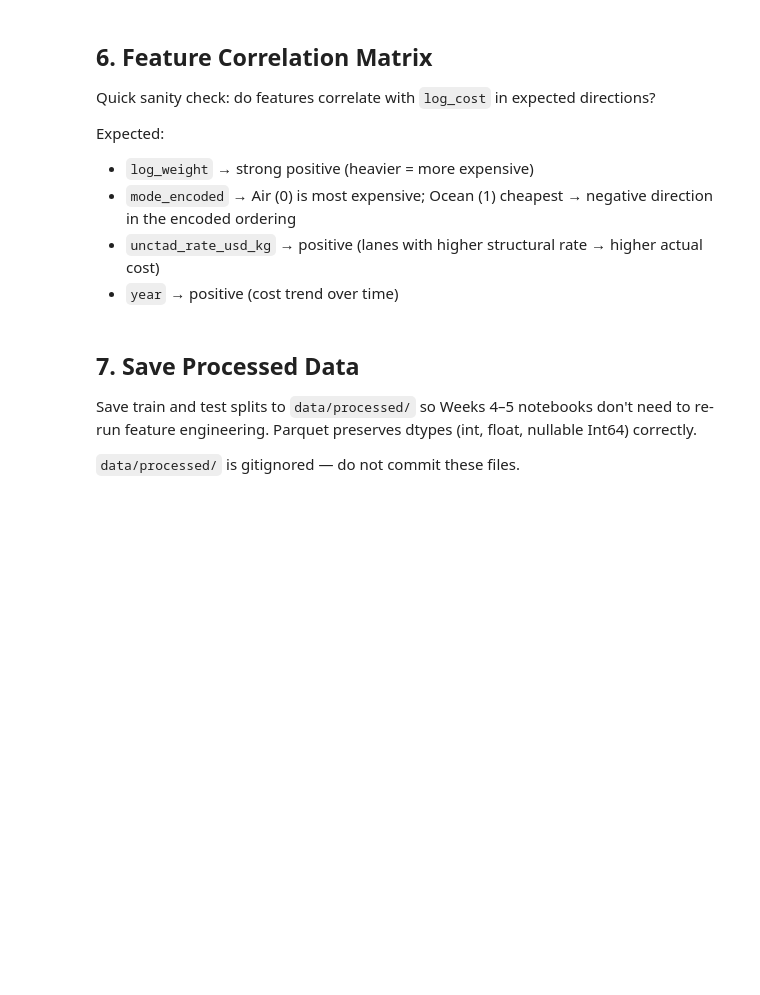
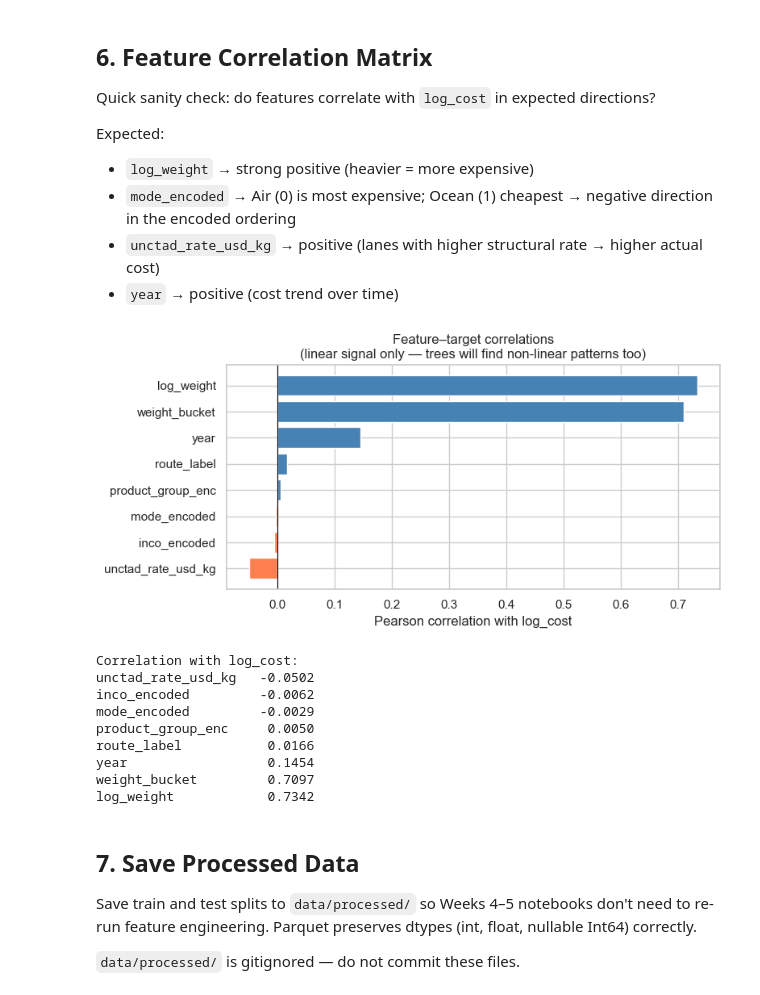
Before and after one commit to Samzzh0803/freight-cost-rag, a Jupyter notebook: notebooks/03_feature_engineering.ipynb, the cells around one changed output. Drawn from its saved outputs; the diff is of its cells as text; code cells hidden in the pictures; blank space fills up the shorter version.

```diff
--- a/notebooks/03_feature_engineering.ipynb
+++ b/notebooks/03_feature_engineering.ipynb
@@ -401,21 +524,33 @@ Expected:
 # %%
 analysis = X.copy()
 analysis['log_cost'] = y
 
 corr_with_target = analysis.corr(numeric_only=True)['log_cost'].drop('log_cost').sort_values()
 
 fig, ax = plt.subplots(figsize=(8, 4))
 colors = ['coral' if v < 0 else 'steelblue' for v in corr_with_target.values]
-ax.barh(corr_with_target.index, corr_with_target.values, color=colors)
+bars = ax.barh(corr_with_target.index, corr_with_target.values, color=colors)
 ax.axvline(0, color='black', linewidth=0.8)
 ax.set_xlabel('Pearson correlation with log_cost')
 ax.set_title('Feature–target correlations\n(linear signal only — trees will find non-linear patterns too)')
 plt.tight_layout()
-fig.savefig(FIGURES / '03_feature_correlations.png', dpi=150, bbox_inches='tight')
 plt.show()
+fig.savefig('../notebooks/figures/03_feature_correlations.png', dpi=150, bbox_inches='tight')
+
 
 print("\nCorrelation with log_cost:")
 print(corr_with_target.to_string())
+# %% [output]
+[figure, added]
+Correlation with log_cost:
+unctad_rate_usd_kg   -0.0502
+inco_encoded         -0.0062
+mode_encoded         -0.0029
+product_group_enc     0.0050
+route_label           0.0166
+year                  0.1454
+weight_bucket         0.7097
+log_weight            0.7342
 # %% [markdown]
 ## 7. Save Processed Data
 
```
Also changed, not shown: parts of 16 cells of this notebook.
